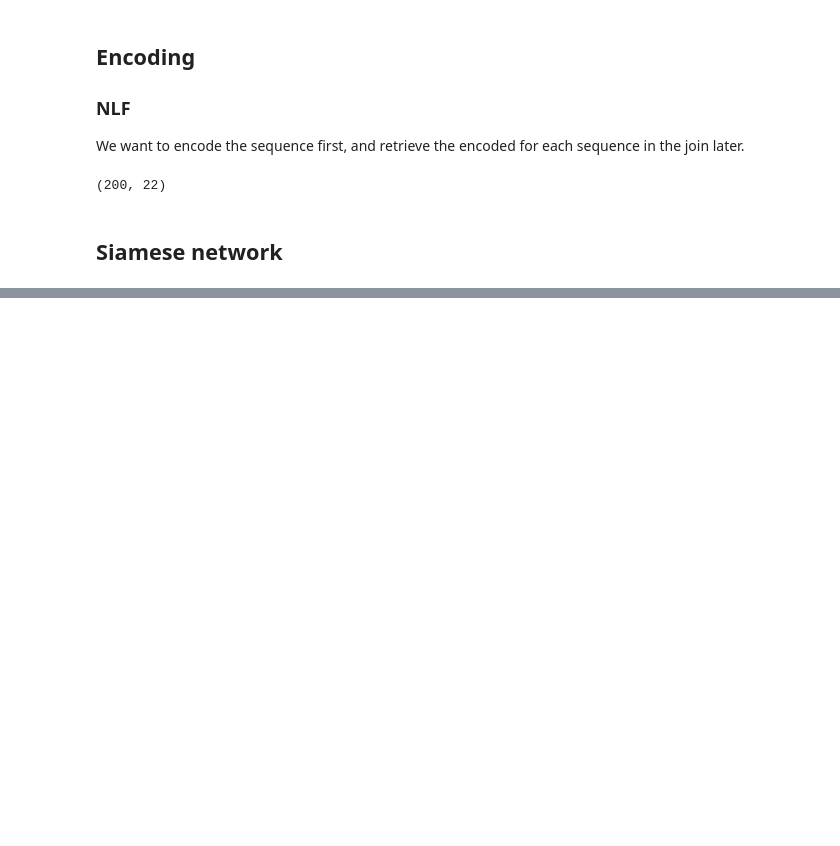
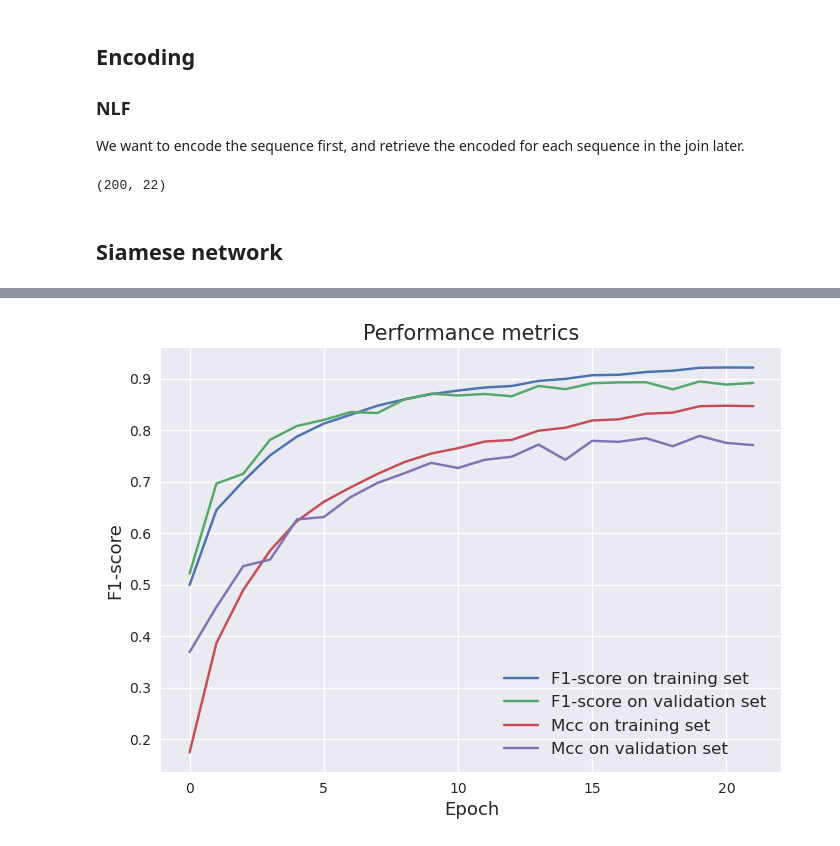
Before and after one commit to sebgra/intelligent_antibodies, a Jupyter notebook: notebooks/siamese-network.ipynb, the cells around one changed output, grey strips where cells are left out. Drawn from its saved outputs; the diff is of its cells as text; code cells hidden in the pictures; blank space fills up the shorter version.

```diff
--- a/notebooks/siamese-network.ipynb
+++ b/notebooks/siamese-network.ipynb
@@ -184,0 +192,27 @@ plt.show()
+# %%
+plt.figure()
+# plt.subplot(121)
+plt.plot(history.history['f1'], label = "F1-score on training set")
+plt.plot(history.history['val_f1'], label = "F1-score on validation set")
+
+plt.plot(history.history['mcc'], label = "Mcc on training set")
+plt.plot(history.history['val_mcc'], label = "Mcc on validation set")
+
+# plt.title('Model training', fontsize = 14)
+plt.ylabel('F1-score', fontsize = 13)
+plt.xlabel('Epoch', fontsize = 13)
+plt.title('Performance metrics', fontsize = 15)
+plt.legend(fontsize = 12)
+
+# plt.subplot(122)
+# plt.plot(history.history['loss'], label = "Loss on training set")
+# plt.plot(history.history['val_loss'], label = "Loss on validation set")
+# # plt.title('Model training', fontsize = 14)
+# plt.ylabel('Loss', fontsize = 10)
+# plt.xlabel('Epoch', fontsize = 10)
+# plt.legend(fontsize = 10)
+# plt.suptitle("Model Training", fontsize = 15)
+# plt.savefig('../plots/Siamese_training.png')
+plt.show()
+# %% [output]
+[figure, added]
```
Also changed, not shown: parts of 8 cells of this notebook, 6 other files.
